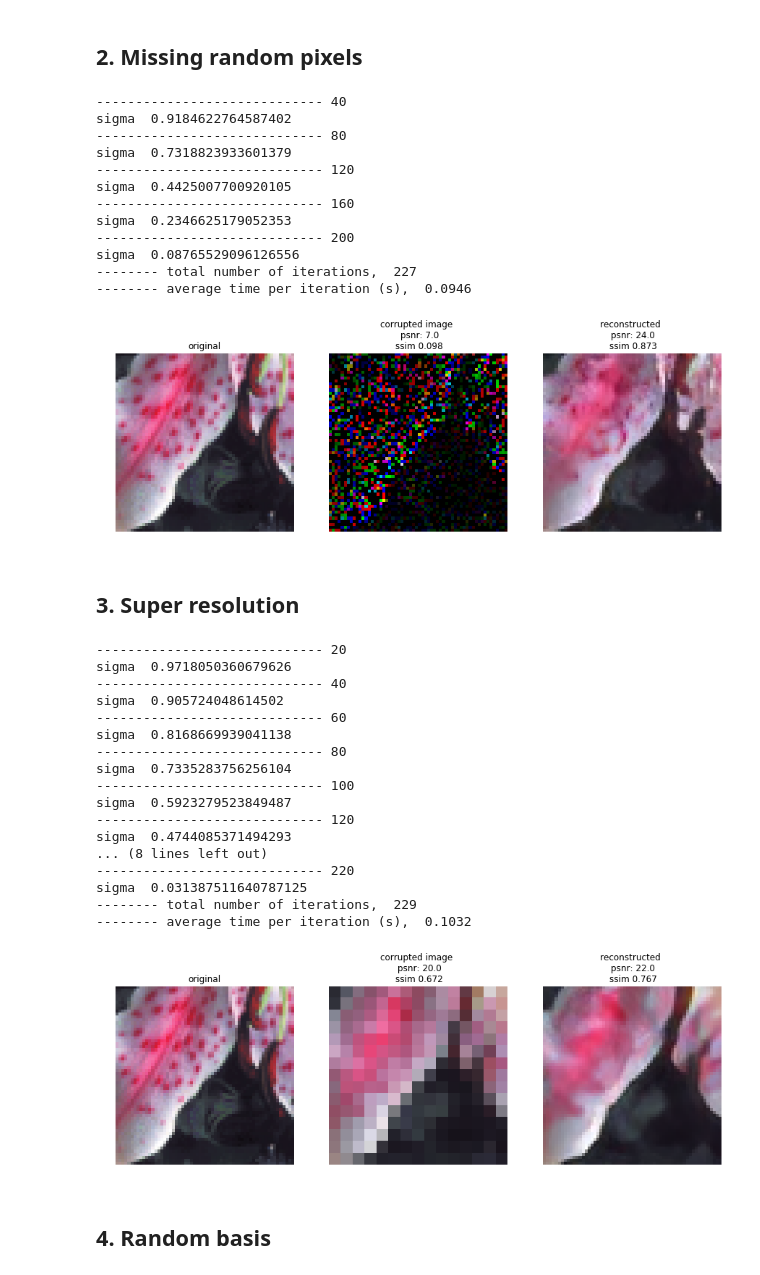
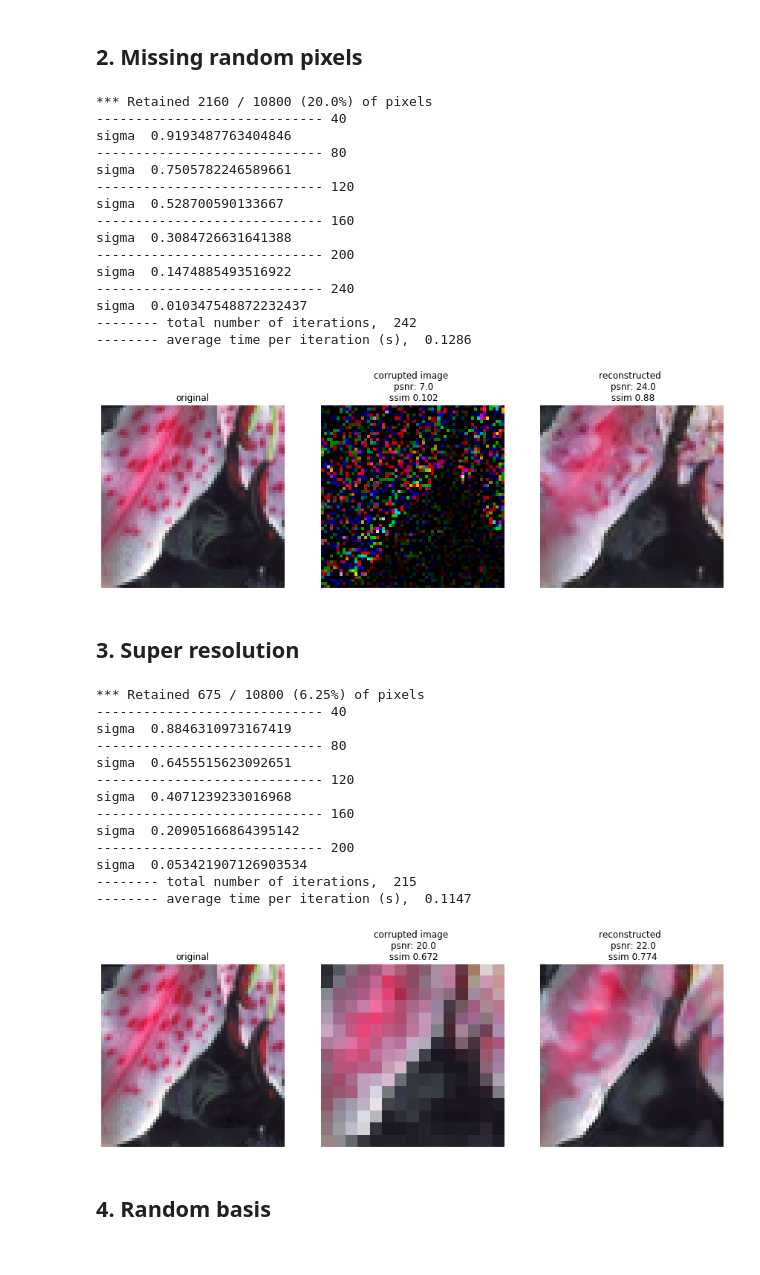
Before and after one commit to LabForComputationalVision/universal_inverse_problem, a Jupyter notebook: Demo.ipynb, the cells around one changed output. Saved outputs shown, nothing was run; the diff lists cells and outputs as text; code cells hidden in the pictures.

```diff
--- a/Demo.ipynb
+++ b/Demo.ipynb
@@ -147,6 +142,6 @@ Test datasets:  ['Set5', 'BSD100', 'Set14']
 # %%
 # choose an image number
-im_num = 1
+im_num = 6
 
 X = test_image(grayscale, path+test_folder+'/', im_num)
 X.show()
@@ -215,75 +206,69 @@ plot_sample(x, inpaint.M(inpaint.M_T(x)), sample)
 # %%
 # Retain a random subset of pixels.
 rand_pix = rand_pixels(x_size = x.size(), p = 0.2) # p = fraction of pixels kept
 
-#*** Print out "Retained 1942/10,000 (18.52%) of pixels"
+print_dim(measurment_dim=rand_pix.mask.sum().item(), image_dim=np.prod(x.shape))
 
-# Modify code so that it keeps exactly int(p*prod(x.size())) pixels. Maybe make vector of 1's and 0's and randomly permute?
 sample, interm_Ys = univ_inv_sol(denoiser,
                                  x_c = rand_pix.M_T(x),
-                                 M_T = rand_pix.M_T,
-                                 M = rand_pix.M,
+                                 task = rand_pix,
                                  sig_0 = 1 ,
                                  sig_L = 0.01,
                                  h0 = 0.01,
                                  beta = 0.01,
-                                 freq = 25,
-                                 save_interm = False)
+                                 freq = 40)
 
 plot_sample(x, rand_pix.M(rand_pix.M_T(x)), sample)
 # %% [output]
+*** Retained 2160 / 10800 (20.0%) of pixels
 ----------------------------- 40
-sigma  0.9184622764587402
+sigma  0.9193487763404846
 ----------------------------- 80
-sigma  0.7318823933601379
+sigma  0.7505782246589661
 ----------------------------- 120
-sigma  0.4425007700920105
+sigma  0.528700590133667
 ----------------------------- 160
-sigma  0.2346625179052353
+sigma  0.3084726631641388
 ----------------------------- 200
-sigma  0.08765529096126556
--------- total number of iterations,  227
--------- average time per iteration (s),  0.0946
+sigma  0.1474885493516922
+----------------------------- 240
+sigma  0.010347548872232437
+-------- total number of iterations,  242
+-------- average time per iteration (s),  0.1286
-[figure, old version]
+[figure, new version]
 # %% [markdown]
 ## 3. Super resolution
 # %%
 # Subsample image by factor of s (both horizontally and vertially)
 super_res = super_resolution(x_size=x.size(), s = 4)
 
-#*** Print out "Retained 1942/10,000 (18.52%) of pixels"
+print_dim(measurment_dim=np.prod(super_res.M_T(x).shape), image_dim=np.prod(x.shape))
 
 sample , interm_Ys = univ_inv_sol(denoiser,
-                                    x_c = super_res.M_T(x),
-                                    M_T = super_res.M_T,
-                                    M = super_res.M,
-                                    sig_0 = 1 ,
-                                    sig_L = 0.01,
-                                    h0 = 0.01,
-                                    beta = 0.01,
-                                    freq = 25,
-                                    save_interm = False)
+                                  x_c = super_res.M_T(x),
+                                  task = super_res,
+                                  sig_0 = 1 ,
+                                  sig_L = 0.01,
+                                  h0 = 0.01,
+                                  beta = 0.01,
+                                  freq = 40)
 
 plot_sample(x,super_res.M(super_res.M_T(x)), sample)
 # %% [output]
------------------------------ 20
-sigma  0.9718050360679626
+*** Retained 675 / 10800 (6.25%) of pixels
 ----------------------------- 40
-sigma  0.905724048614502
------------------------------ 60
-sigma  0.8168669939041138
+sigma  0.8846310973167419
 ----------------------------- 80
-sigma  0.7335283756256104
------------------------------ 100
-sigma  0.5923279523849487
+sigma  0.6455515623092651
 ----------------------------- 120
-sigma  0.4744085371494293
-... (8 lines left out)
------------------------------ 220
-sigma  0.031387511640787125
--------- total number of iterations,  229
--------- average time per iteration (s),  0.1032
+sigma  0.4071239233016968
+----------------------------- 160
+sigma  0.20905166864395142
+----------------------------- 200
+sigma  0.053421907126903534
+-------- total number of iterations,  215
+-------- average time per iteration (s),  0.1147
-[figure, old version]
+[figure, new version]
 # %% [markdown]
 ## 4. Random basis
 # %%
```
Also changed, not shown: parts of 8 cells of this notebook.
